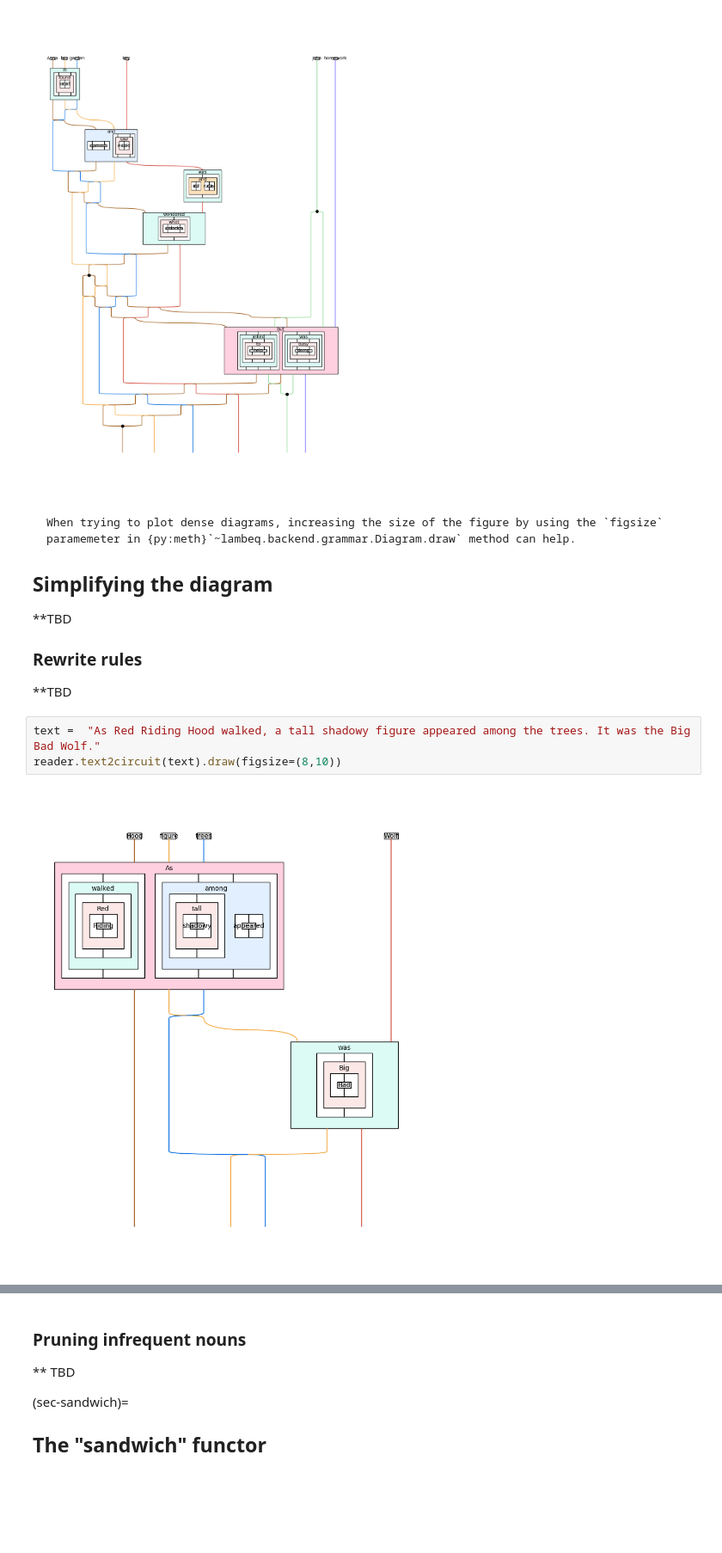
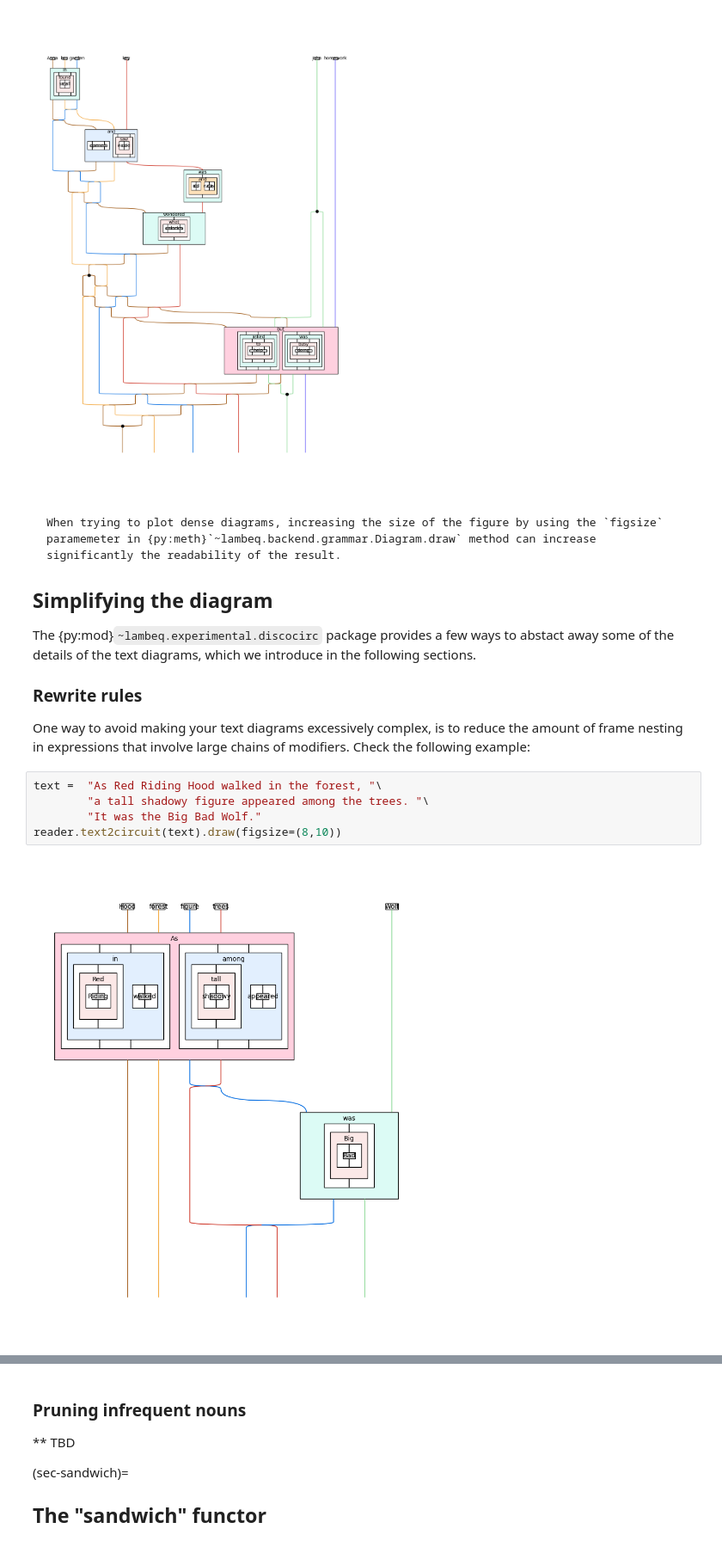
Before and after one commit to CQCL/lambeq-docs, a Jupyter notebook: docs/tutorials/discocirc-basics.ipynb, the cells around one changed output, grey strips where cells are left out. Shown at 86% size. Cells and saved outputs as stored; diff of their text form; blank space fills up the shorter version.

Commit message:
More work on discocirc basics tutorial

````diff
--- a/docs/tutorials/discocirc-basics.ipynb
+++ b/docs/tutorials/discocirc-basics.ipynb
@@ -60,18 +60,20 @@ reader.text2circuit(text).draw(figsize=(10,15))
 [figure]
 # %% [markdown]
 ```{note}
-When trying to plot dense diagrams, increasing the size of the figure by using the `figsize` paramemeter in {py:meth}`~lambeq.backend.grammar.Diagram.draw` method can help.
+When trying to plot dense diagrams, increasing the size of the figure by using the `figsize` paramemeter in {py:meth}`~lambeq.backend.grammar.Diagram.draw` method can increase significantly the readability of the result.
 ```
 
 ## Simplifying the diagram
 
-**TBD
+The {py:mod}`~lambeq.experimental.discocirc` package provides a few ways to abstact away some of the details of the text diagrams, which we introduce in the following sections.
 
 ### Rewrite rules
 
-**TBD
+One way to avoid making your text diagrams excessively complex, is to reduce the amount of frame nesting in expressions that involve large chains of modifiers. Check the following example:
 # %%
-text =  "As Red Riding Hood walked, a tall shadowy figure appeared among the trees. It was the Big Bad Wolf."
+text =  "As Red Riding Hood walked in the forest, "\
+        "a tall shadowy figure appeared among the trees. "\
+        "It was the Big Bad Wolf."
 reader.text2circuit(text).draw(figsize=(8,10))
 # %% [output]
-[figure, old version]
+[figure, new version]
````
Also changed, not shown: parts of 6 cells of this notebook.
